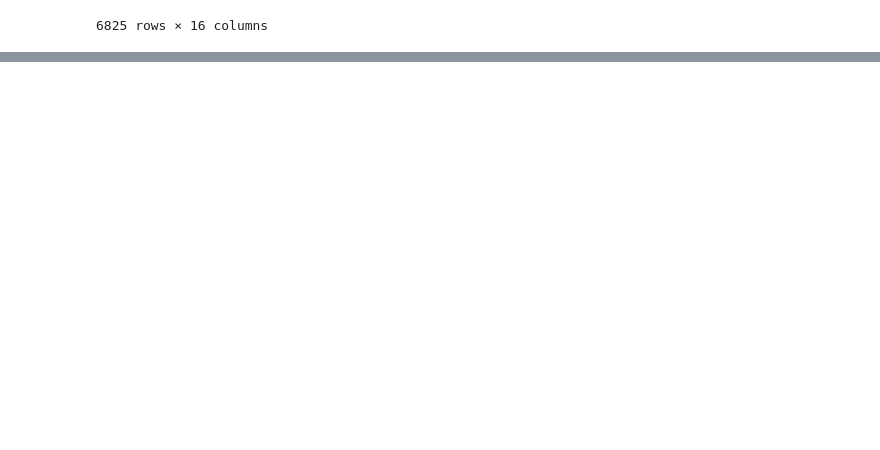
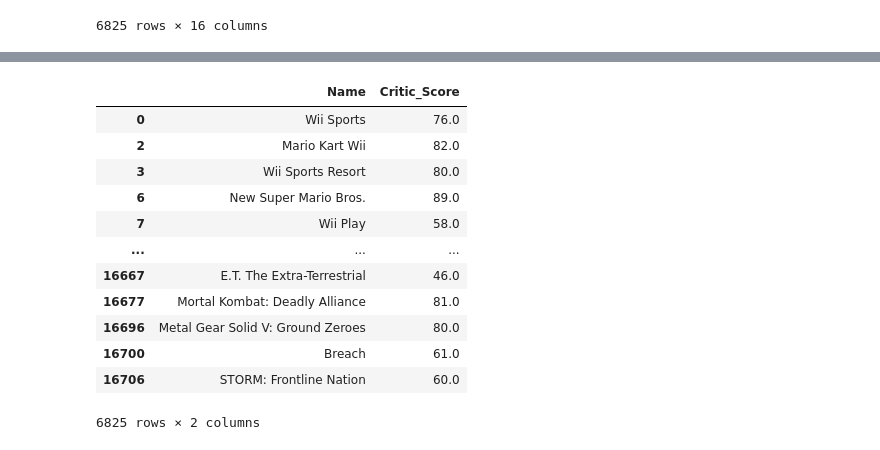
Before and after one commit to MochamadIlhamAfriandhi/Data-Science, a Jupyter notebook: Project DW/main.ipynb, the cells around one changed output, grey strips where cells are left out. Saved outputs shown, nothing was run; the diff lists cells and outputs as text; code cells hidden in the pictures; blank space fills up the shorter version.

```diff
--- a/Project DW/main.ipynb
+++ b/Project DW/main.ipynb
@@ -34,3 +40,14 @@ data
 | 16700 | Breach | PC | 2011.0 | Shooter | Destineer | 0.01 | 0.00 | 0.00 | 0.00 | ... |
 | 16706 | STORM: Frontline Nation | PC | 2011.0 | Strategy | Unknown | 0.00 | 0.01 | 0.00 | 0.00 | ... |
 6825 rows × 16 columns
+# %%
+df = data[:]
+region_sales = df[["Name", "NA_Sales", "EU_Sales", "JP_Sales", "Other_Sales"]]
+mean_na = region_sales["NA_Sales"].mean()
+mean_eu = region_sales["EU_Sales"].mean()
+mean_jp = region_sales["JP_Sales"].mean()
+mean_other = region_sales["Other_Sales"].mean()
+print("NA_Sales", mean_na)
+print("EU_Sales", mean_eu)
+print("JP_Sales", mean_eu)
+print("Other_Sales", mean_eu)
@@ -36,0 +106,18 @@ data
+# %%
+rate_critic = df[["Name", "Critic_Score"]]
+rate_user = df[["Name", "User_Score"]]
+rate_critic
+# %% [output]
+|  | Name | Critic_Score |
+| 0 | Wii Sports | 76.0 |
+| 2 | Mario Kart Wii | 82.0 |
+| 3 | Wii Sports Resort | 80.0 |
+| 6 | New Super Mario Bros. | 89.0 |
+| 7 | Wii Play | 58.0 |
+| ... | ... | ... |
+| 16667 | E.T. The Extra-Terrestrial | 46.0 |
+| 16677 | Mortal Kombat: Deadly Alliance | 81.0 |
+| 16696 | Metal Gear Solid V: Ground Zeroes | 80.0 |
+| 16700 | Breach | 61.0 |
+| 16706 | STORM: Frontline Nation | 60.0 |
+6825 rows × 2 columns
```
Also changed, not shown: parts of 12 cells of this notebook.
